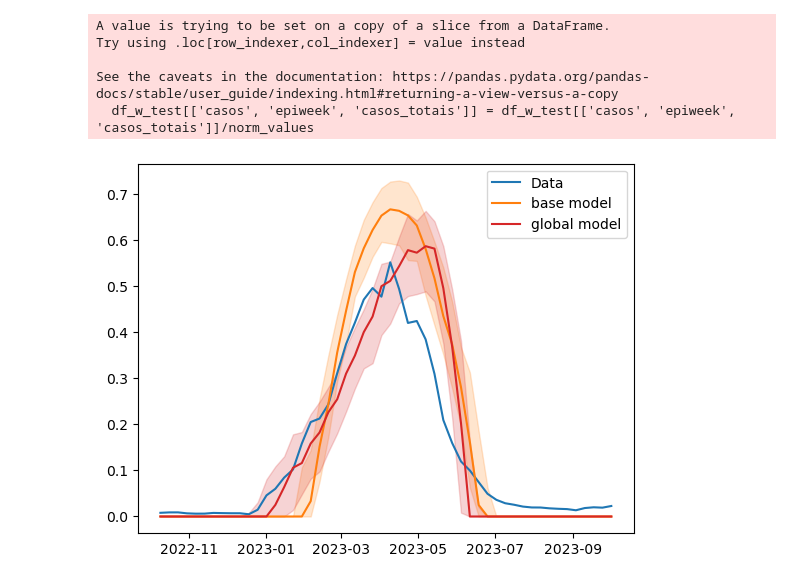
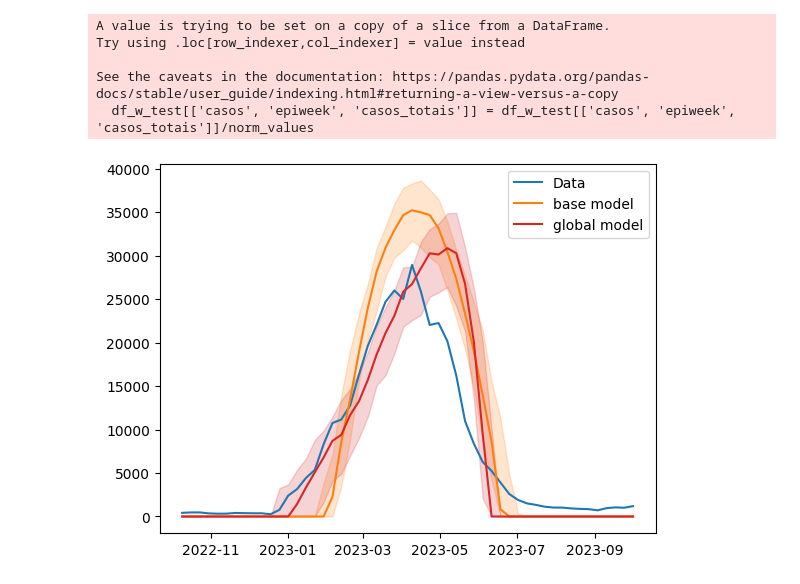
Before and after one commit to eduardocorrearaujo/baseline_week, a Jupyter notebook: Sending the model predictions.ipynb, the cells around one changed output. Cells and saved outputs as stored; diff of their text form; code cells hidden in the pictures.

Commit message:
mg data

```diff
--- a/Sending the model predictions.ipynb
+++ b/Sending the model predictions.ipynb
@@ -184,7 +184,7 @@ from tensorflow.keras.callbacks import TensorBoard, EarlyStopping, LearningRateS
 from tensorflow.keras.activations import gelu
 from keras.optimizers import Adam#, RMSprop
 # %%
-def make_preds(model, X_test, dates):
+def make_preds(model, X_test, norm, dates):
 
     predicted = np.stack([model(X_test, training =True) for i in range(100)], axis=2)
 
@@ -194,6 +194,7 @@ def make_preds(model, X_test, dates):
 
     df_preds = pd.concat([ df_pred25.rename(columns = {0: 'lower'}), df_pred.rename(columns = {0: 'preds'}), df_pred975.rename(columns = {0: 'upper'}) ] , axis = 1)
 
+    df_preds = df_preds*norm['casos']
     df_preds['dates'] = pd.to_datetime(dates)
 
     return df_preds[['dates', 'lower', 'preds', 'upper']]
@@ -219,26 +220,26 @@ from tensorflow.keras.models import load_model
 # Load the model
 model_base = load_model('models/base_dengue_MG_2023.keras')
 
-df_preds_base = make_preds(model_base, X_test, dates = df_w.loc[df_w.year == 2023].index.values)
+df_preds_base = make_preds(model_base, X_test, norm = norm_values, dates = df_w.loc[df_w.year == 2023].index.values)
 
 model_global = load_model('models/global_dengue_MG_2023.keras')
 
-df_preds_global = make_preds(model_global, X_test, dates = df_w.loc[df_w.year == 2023].index.values)
+df_preds_global = make_preds(model_global, X_test, norm = norm_values, dates = df_w.loc[df_w.year == 2023].index.values)
 # %%
 fig, ax = plt.subplots()
 
-ax.plot(df_preds_base.dates, y_test, label = 'Data')
+ax.plot(df_preds_base.dates, y_test*norm_values['casos'], label = 'Data')
 
 ax.plot(df_preds_base.dates, df_preds_base.preds, label = 'base model', color = 'tab:orange')
 
 ax.fill_between(df_preds_base.dates, df_preds_base.lower, df_preds_base.upper, color = 'tab:orange', alpha = 0.2)
 
 ax.plot(df_preds_base.dates, df_preds_global.preds, label = 'global model', color = 'tab:red')
 
 ax.fill_between(df_preds_global.dates, df_preds_global.lower, df_preds_global.upper, color = 'tab:red', alpha = 0.2)
 
 ax.legend()
 
 plt.show()
 # %% [output]
-[figure, old version]
+[figure, new version]
```
Also changed, not shown: parts of 5 cells of this notebook, 1 other file.
